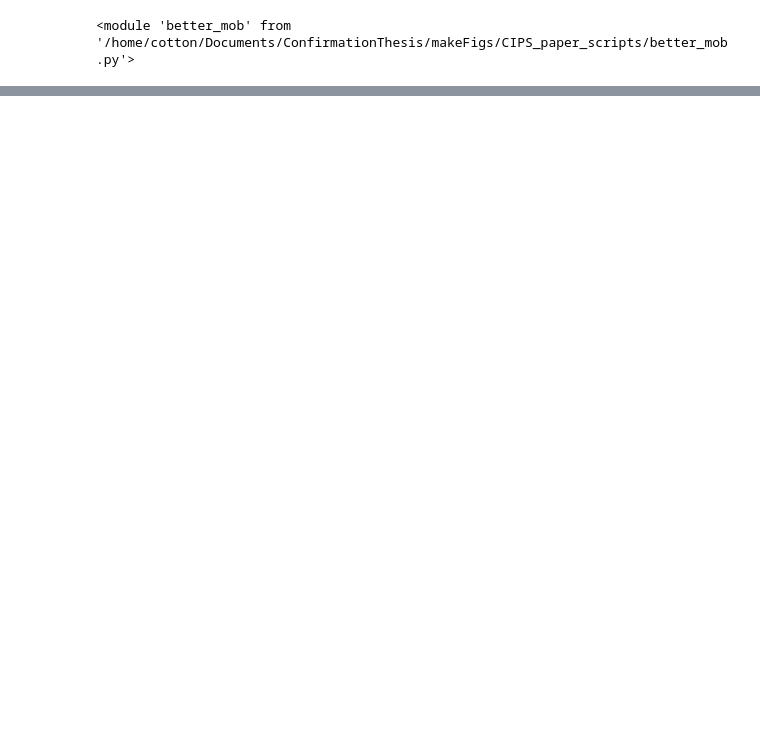
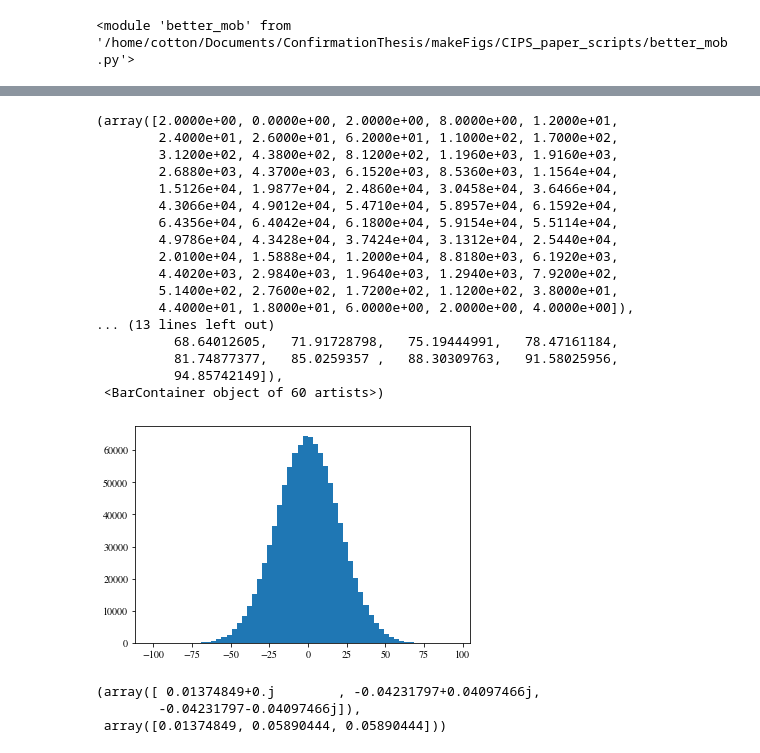
Before and after one commit to mwcotton/ConfirmationThesis, a Jupyter notebook: makeFigs/CIPS_paper_scripts/evolve_plot.ipynb, the cells around one changed output, grey strips where cells are left out. Cells and saved outputs as stored; diff of their text form; code cells hidden in the pictures; blank space fills up the shorter version.

```diff
--- a/makeFigs/CIPS_paper_scripts/evolve_plot.ipynb
+++ b/makeFigs/CIPS_paper_scripts/evolve_plot.ipynb
@@ -173,0 +246,31 @@ fig.savefig('../../figures/CIPSnumeric.pdf')
+# %%
+syn_noise = 0.1*(np.random.uniform(0, 1, 1000000)-0.5)
+
+# plt.plot(syn_noise)
+plt.hist(np.real(np.fft.fft(syn_noise)), bins=60)
+# %% [output]
+(array([2.0000e+00, 0.0000e+00, 2.0000e+00, 8.0000e+00, 1.2000e+01,
+        2.4000e+01, 2.6000e+01, 6.2000e+01, 1.1000e+02, 1.7000e+02,
+        3.1200e+02, 4.3800e+02, 8.1200e+02, 1.1960e+03, 1.9160e+03,
+        2.6880e+03, 4.3700e+03, 6.1520e+03, 8.5360e+03, 1.1564e+04,
+        1.5126e+04, 1.9877e+04, 2.4860e+04, 3.0458e+04, 3.6466e+04,
+        4.3066e+04, 4.9012e+04, 5.4710e+04, 5.8957e+04, 6.1592e+04,
+        6.4356e+04, 6.4042e+04, 6.1800e+04, 5.9154e+04, 5.5114e+04,
+        4.9786e+04, 4.3428e+04, 3.7424e+04, 3.1312e+04, 2.5440e+04,
+        2.0100e+04, 1.5888e+04, 1.2000e+04, 8.8180e+03, 6.1920e+03,
+        4.4020e+03, 2.9840e+03, 1.9640e+03, 1.2940e+03, 7.9200e+02,
+        5.1400e+02, 2.7600e+02, 1.7200e+02, 1.1200e+02, 3.8000e+01,
+        4.4000e+01, 1.8000e+01, 6.0000e+00, 2.0000e+00, 4.0000e+00]),
+... (13 lines left out)
+          68.64012605,   71.91728798,   75.19444991,   78.47161184,
+          81.74877377,   85.0259357 ,   88.30309763,   91.58025956,
+          94.85742149]),
+ <BarContainer object of 60 artists>)
+[figure, added]
+# %%
+# plt.plot(np.abs(np.fft.fft(syn_noise)))
+np.fft.fft(syn_noise[0:3]), np.abs(np.fft.fft(syn_noise[0:3]))
+# %% [output]
+(array([ 0.01374849+0.j        , -0.04231797+0.04097466j,
+        -0.04231797-0.04097466j]),
+ array([0.01374849, 0.05890444, 0.05890444]))
```
Also changed, not shown: parts of 6 cells of this notebook, 2 other files.
